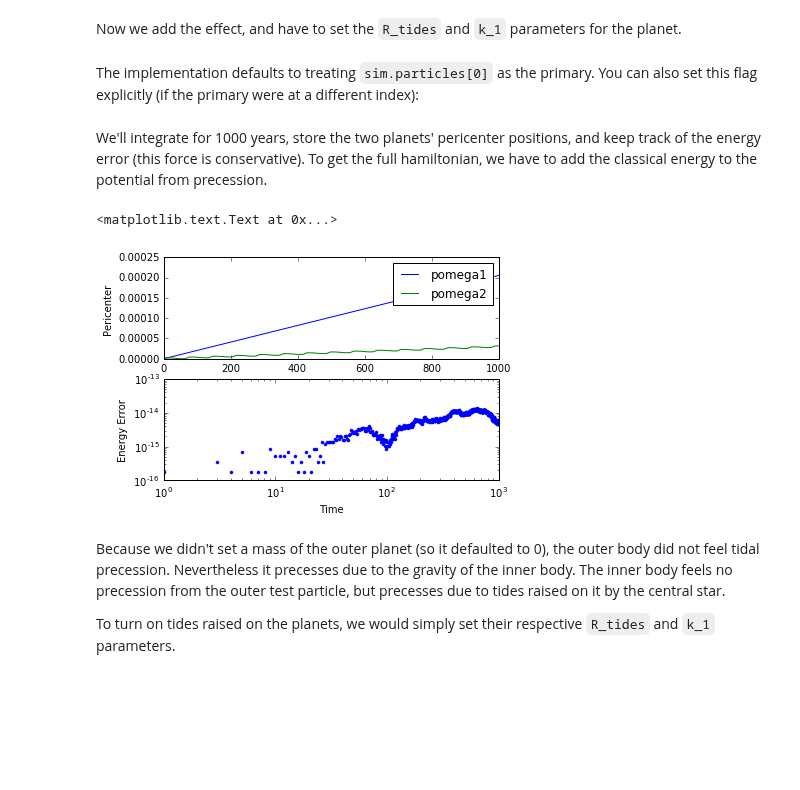
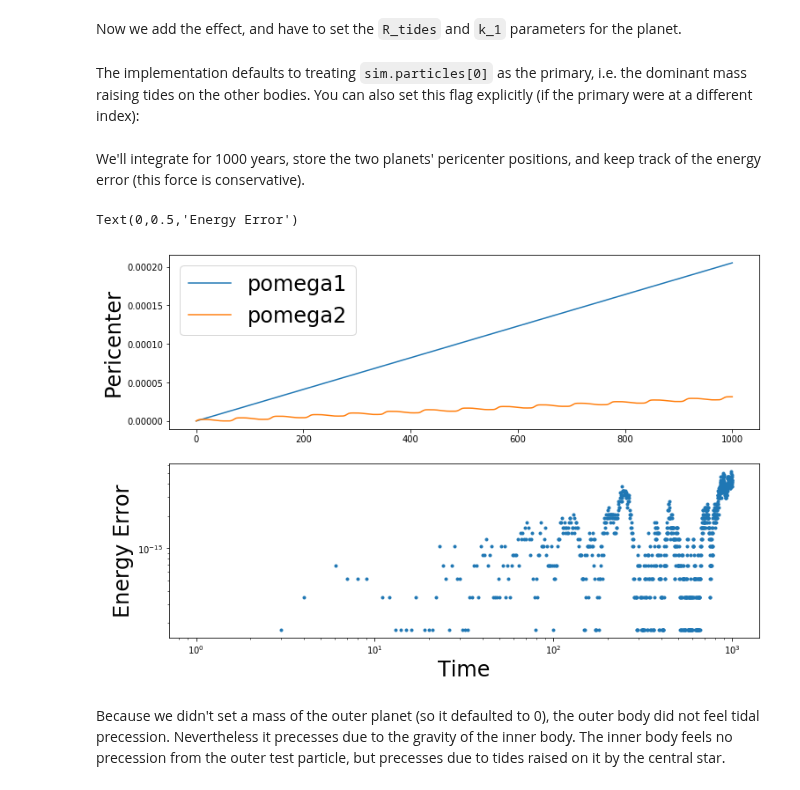
Before and after one commit to dtamayo/reboundx, a Jupyter notebook: ipython_examples/TidesPrecession.ipynb, the cells around one changed output. Saved outputs shown, nothing was run; the diff lists cells and outputs as text; code cells hidden in the pictures; blank space fills up the shorter version.

```diff
--- a/ipython_examples/TidesPrecession.ipynb
+++ b/ipython_examples/TidesPrecession.ipynb
@@ -19,18 +19,19 @@ Now we add the effect, and have to set the `R_tides` and `k_1` parameters for th
 # %%
 import reboundx
 rebx = reboundx.Extras(sim)
-tides = rebx.add("tides_precession")
+tides = rebx.load_force("tides_precession")
+rebx.add_force(tides)
 ps[1].params["R_tides"] = 7.e4/1.5e8 # radius in same units of distance (here G=1, so AU)
 ps[1].params["k1"] = 0.3
 # %% [markdown]
-The implementation defaults to treating `sim.particles[0]` as the primary.  You can also set this flag explicitly (if the primary were at a different index):
+The implementation defaults to treating `sim.particles[0]` as the primary, i.e. the dominant mass raising tides on the other bodies.  You can also set this flag explicitly (if the primary were at a different index):
 # %%
-ps[0].params["tides_primary"] = 1
+ps[0].params["tides_primary"] = 0
 # %% [markdown]
-We'll integrate for 1000 years, store the two planets' pericenter positions, and keep track of the energy error (this force is conservative).  To get the full hamiltonian, we have to add the classical energy to the potential from precession.
+We'll integrate for 1000 years, store the two planets' pericenter positions, and keep track of the energy error (this force is conservative).
 # %%
 import numpy as np
-H0 = sim.calculate_energy() + rebx.tides_precession_hamiltonian(sim, tides)
+H0 = sim.calculate_energy() + rebx.tides_precession_potential(tides)
 tmax = 1000
 Nout=1000
 
@@ -41,25 +42,23 @@ for i, time in enumerate(times):
     sim.integrate(time)
     pomega1[i] = ps[1].pomega
     pomega2[i] = ps[2].pomega
-    H = sim.calculate_energy() + rebx.tides_precession_hamiltonian(sim, tides)
+    H = sim.calculate_energy() + rebx.tides_precession_potential(tides)
     Eerr[i] = abs((H-H0)/H0)
 # %%
 %matplotlib inline
 import matplotlib.pyplot as plt
-fig, axarr = plt.subplots(nrows=2)
+fig, axarr = plt.subplots(nrows=2, figsize=(12,8))
 axarr[0].plot(times, pomega1, label="pomega1")
 axarr[0].plot(times, pomega2, label="pomega2")
-axarr[0].set_ylabel("Pericenter")
-axarr[0].legend()
+axarr[0].set_ylabel("Pericenter", fontsize=24)
+axarr[0].legend(fontsize=24)
 axarr[1].plot(times, Eerr, '.')
 axarr[1].set_xscale('log')
 axarr[1].set_yscale('log')
-axarr[1].set_xlabel('Time')
-axarr[1].set_ylabel('Energy Error')
+axarr[1].set_xlabel('Time', fontsize=24)
+axarr[1].set_ylabel('Energy Error', fontsize=24)
 # %% [output]
-<matplotlib.text.Text at 0x...>
+Text(0,0.5,'Energy Error')
-[figure, old version]
+[figure, new version]
 # %% [markdown]
 Because we didn't set a mass of the outer planet (so it defaulted to 0), the outer body did not feel tidal precession.  Nevertheless it precesses due to the gravity of the inner body.  The inner body feels no precession from the outer test particle, but precesses due to tides raised on it by the central star.
-
-To turn on tides raised on the planets, we would simply set their respective `R_tides` and `k_1` parameters.
```
Also changed, not shown: 3 other files.
